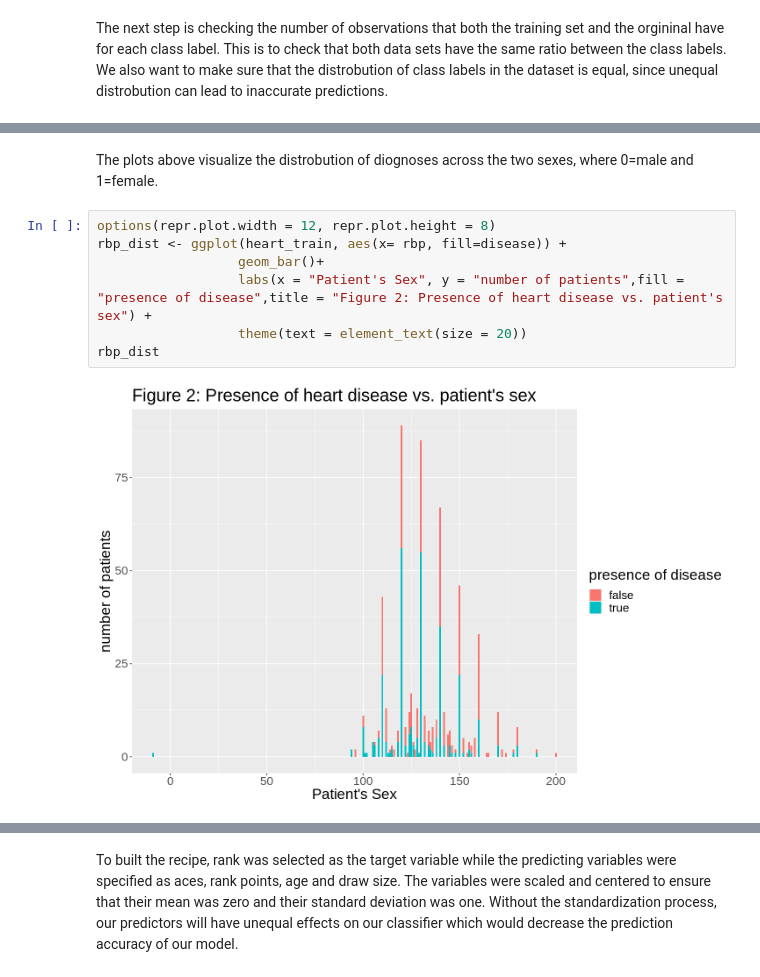
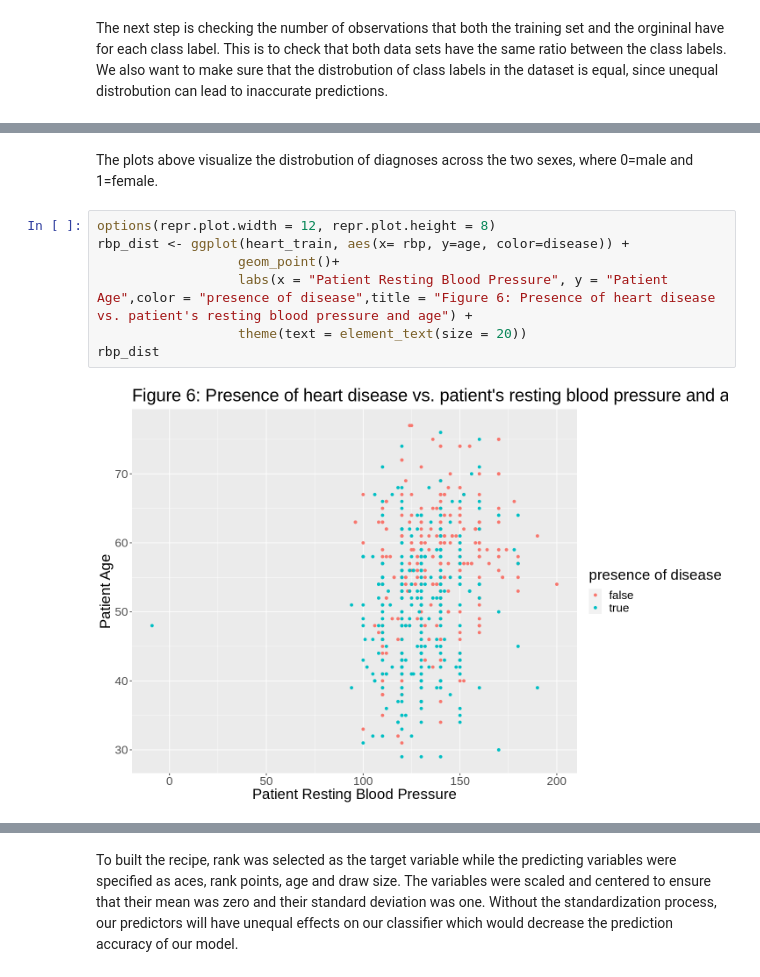
Before and after one commit to ciaraaf/dsci_grp_156, a Jupyter notebook: heart2.ipynb, the cells around one changed output, grey strips where cells are left out. Cells and saved outputs as stored; diff of their text form.

```diff
--- a/heart2.ipynb
+++ b/heart2.ipynb
@@ -386,14 +371,14 @@ grid.arrange(sex_dist, sex_prop, ncol=2)
 # %% [markdown]
-The plots above visualize the distrobution of diognoses across the two sexes, where 0=male and 1=female.
+The plots above visualize the distrobution of diagnoses across the two sexes, where 0=male and 1=female.
 # %%
 options(repr.plot.width = 12, repr.plot.height = 8)
-rbp_dist <- ggplot(heart_train, aes(x= rbp, fill=disease)) +
-                  geom_bar()+
-                  labs(x = "Patient's Sex", y = "number of patients",fill = "presence of disease",title = "Figure 2: Presence of heart disease vs. patient's sex") +
+rbp_dist <- ggplot(heart_train, aes(x= rbp, y=age, color=disease)) +
+                  geom_point()+
+                  labs(x = "Patient Resting Blood Pressure", y = "Patient Age",color = "presence of disease",title = "Figure 6: Presence of heart disease vs. patient's resting blood pressure and age") +
                   theme(text = element_text(size = 20))
 rbp_dist
 # %% [output]
-[figure, old version]
+[figure, new version]
 # %%
 options(repr.plot.width = 12, repr.plot.height = 8)
 chol_dist <- ggplot(heart_train, aes(x= age, y=cholesterol, color=disease)) +
```
Also changed, not shown: parts of 25 cells of this notebook.
